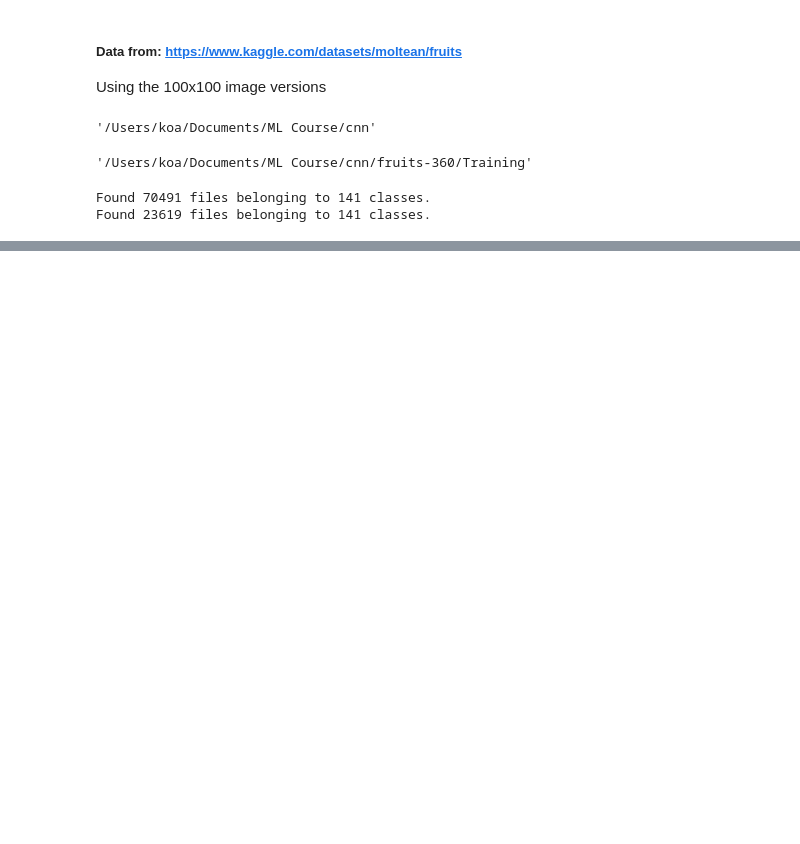
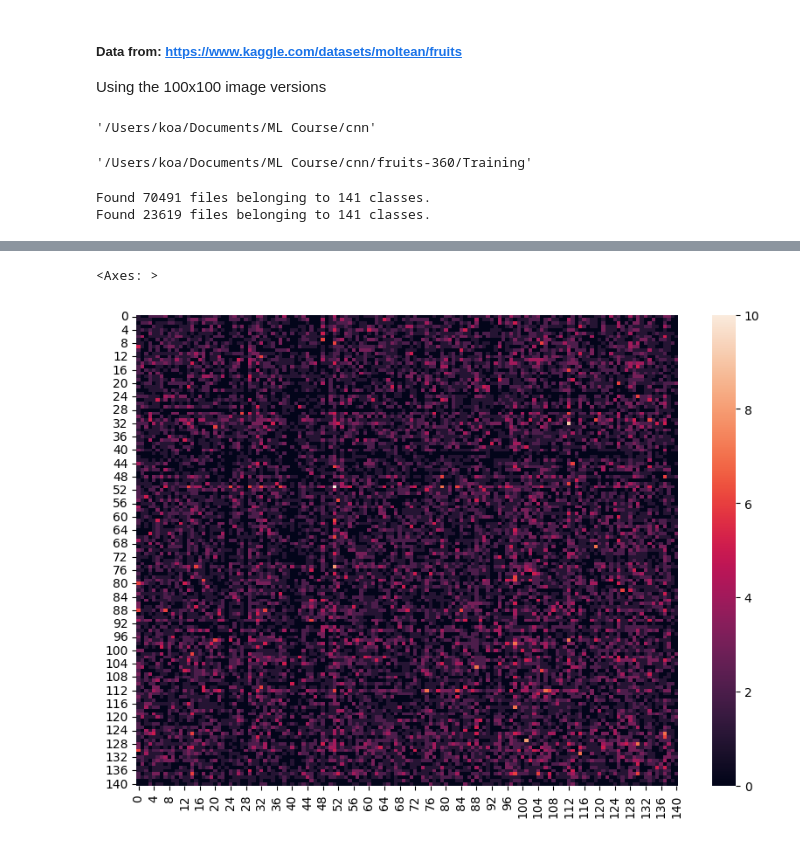
Before and after one commit to koa-inn/CNN_practice, a Jupyter notebook: fruit_id.ipynb, the cells around one changed output, grey strips where cells are left out. Saved outputs shown, nothing was run; the diff lists cells and outputs as text; code cells hidden in the pictures; blank space fills up the shorter version.

```diff
--- a/fruit_id.ipynb
+++ b/fruit_id.ipynb
@@ -129,0 +143,2 @@ Model: "sequential_5"
+# %%
+y_test = np.concatenate([y for x, y in test], axis=0)
@@ -129,0 +157,4 @@ Model: "sequential_5"
+# %%
+y_pred = model.predict(test)
+
+y_pred
@@ -129,0 +182,8 @@ Model: "sequential_5"
+# %%
+from sklearn.metrics import confusion_matrix
+#y_pred = (y_pred > 0.5)
+
+
+cf_m = confusion_matrix(y_test.argmax(axis=1), y_pred.argmax(axis=1))
+
+cf_m
@@ -129,0 +198,17 @@ Model: "sequential_5"
+# %%
+np.set_printoptions(threshold=np.inf)
+
+n_features = cf_m.shape[0]
+# %%
+import seaborn as sn
+import pandas as pd
+import matplotlib.pyplot as plt
+
+
+df_cm = pd.DataFrame(cf_m, index = [i for i in range(n_features)],
+                  columns = [i for i in range(n_features)])
+plt.figure(figsize = (10,7))
+sn.heatmap(df_cm, annot=False)
+# %% [output]
+<Axes: >
+[figure, added]
```
Also changed, not shown: parts of 13 cells of this notebook.
